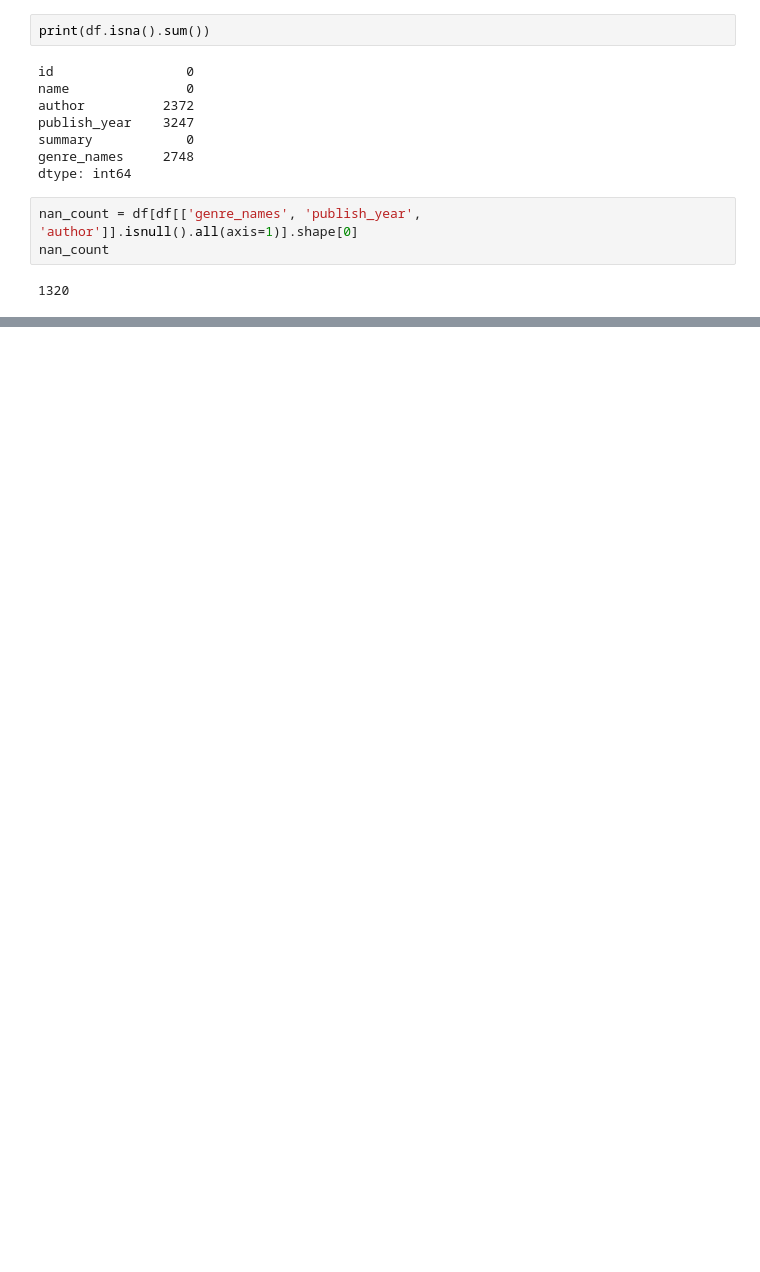
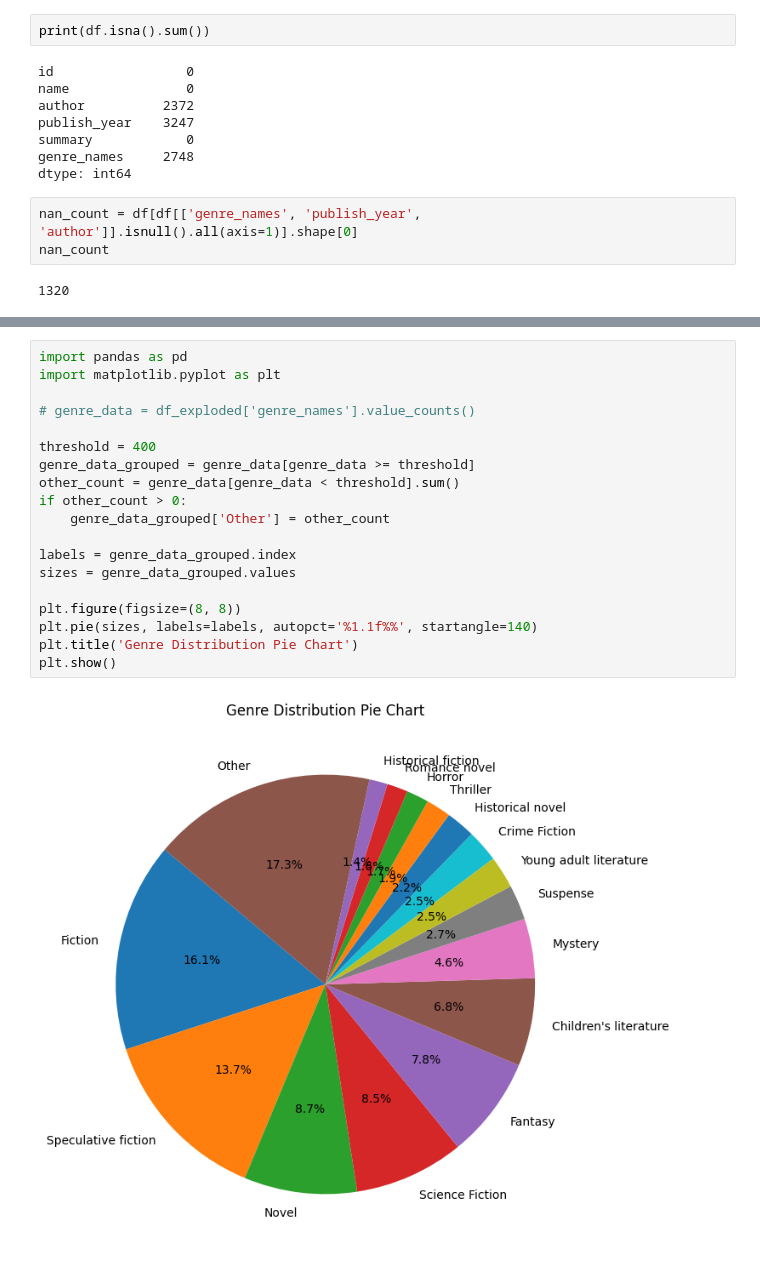
Before and after one commit to ewondare/book_summaries, a Jupyter notebook: data_analysis.ipynb, the cells around one changed output, grey strips where cells are left out. Drawn from its saved outputs; the diff is of its cells as text; blank space fills up the shorter version.

```diff
--- a/data_analysis.ipynb
+++ b/data_analysis.ipynb
@@ -366,0 +491,21 @@ df.to_csv('data.csv', index=False)
+# %%
+import pandas as pd
+import matplotlib.pyplot as plt
+
+# genre_data = df_exploded['genre_names'].value_counts()
+
+threshold = 400
+genre_data_grouped = genre_data[genre_data >= threshold]
+other_count = genre_data[genre_data < threshold].sum()
+if other_count > 0:
+    genre_data_grouped['Other'] = other_count
+
+labels = genre_data_grouped.index
+sizes = genre_data_grouped.values
+
+plt.figure(figsize=(8, 8))
+plt.pie(sizes, labels=labels, autopct='%1.1f%%', startangle=140)
+plt.title('Genre Distribution Pie Chart')
+plt.show()
+# %% [output]
+[figure, added]
```
Also changed, not shown: parts of 17 cells of this notebook.
